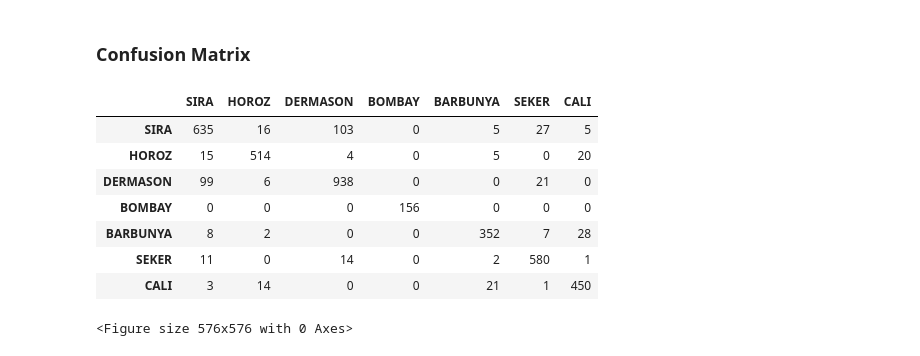
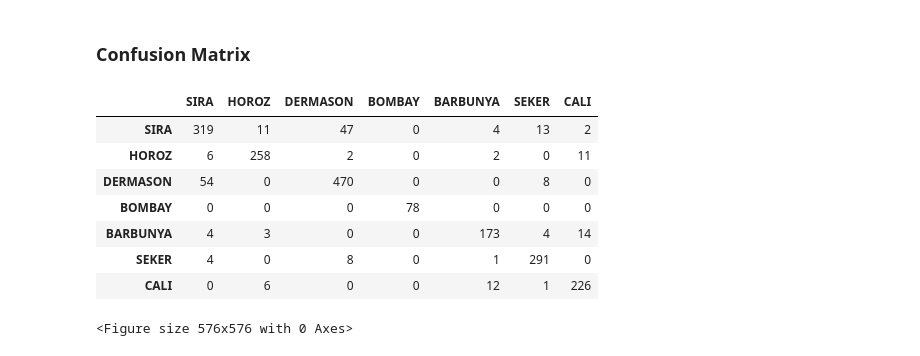
Before and after one commit to MarcinB77/dry_bean_classification, a Jupyter notebook: dry_bean_classification.ipynb, the cells around one changed output. Drawn from its saved outputs; the diff is of its cells as text; code cells hidden in the pictures.

```diff
--- a/dry_bean_classification.ipynb
+++ b/dry_bean_classification.ipynb
@@ -395,0 +413,2 @@ X_train, X_test, y_train, y_test = train_test_split(X, y, test_size=0.3, stratif
+# %%
+df['Class_Num'] = df['Class'].replace(classes_dict.values(), classes_dict.keys())
@@ -395,0 +421,2 @@ X_train, X_test, y_train, y_test = train_test_split(X, y, test_size=0.3, stratif
+# %%
+X_train, X_test_temp, y_train, y_test_temp = train_test_split(X, y, test_size=0.3, stratify=y, shuffle=True, random_state=42)
@@ -395,0 +425,2 @@ X_train, X_test, y_train, y_test = train_test_split(X, y, test_size=0.3, stratif
+# %%
+X_test, X_val, y_test, y_val = train_test_split(X_test_temp, y_test_temp, test_size=0.5, stratify=y_temp, shuffle=True, random_state=17)
@@ -396,8 +437,8 @@ X_train, X_test, y_train, y_test = train_test_split(X, y, test_size=0.3, stratif
 # %%
 %%time
-model = DecisionTreeClassifier()
-model.fit(X_train, y_train)
-y_pred = model.predict(X_test)
-print(f'Accuracy : {accuracy_score(y_pred, y_test)}')
-print(f'F1-score : {f1_score(y_pred, y_test, average="weighted")}')
+tree2 = DecisionTreeClassifier()
+tree2.fit(X_train, y_train)
+y_pred = tree2.predict(X_val)
+print(f'Accuracy : {accuracy_score(y_pred, y_val)}')
+print(f'F1-score : {f1_score(y_pred, y_val, average="weighted")}')
 # %% [output]
@@ -445,18 +486,19 @@ weighted avg       0.89      0.89      0.89      4063
 # %% [markdown]
 ### Confusion Matrix
 # %%
-conf_matrix = pd.DataFrame(confusion_matrix(y_test, y_pred, labels=y_train.unique()), columns=y_train.unique())
+conf_matrix = pd.DataFrame(confusion_matrix(y_val, y_pred, labels=y_train.unique()),
+                           columns=[classes_dict[num] for num in y_train.unique()])
 conf_matrix.index = conf_matrix.columns
 conf_matrix
 # %% [output]
 |  | SIRA | HOROZ | DERMASON | BOMBAY | BARBUNYA | SEKER | CALI |
-| SIRA | 635 | 16 | 103 | 0 | 5 | 27 | 5 |
-| HOROZ | 15 | 514 | 4 | 0 | 5 | 0 | 20 |
-| DERMASON | 99 | 6 | 938 | 0 | 0 | 21 | 0 |
-| BOMBAY | 0 | 0 | 0 | 156 | 0 | 0 | 0 |
-| BARBUNYA | 8 | 2 | 0 | 0 | 352 | 7 | 28 |
-| SEKER | 11 | 0 | 14 | 0 | 2 | 580 | 1 |
-| CALI | 3 | 14 | 0 | 0 | 21 | 1 | 450 |
+| SIRA | 319 | 11 | 47 | 0 | 4 | 13 | 2 |
+| HOROZ | 6 | 258 | 2 | 0 | 2 | 0 | 11 |
+| DERMASON | 54 | 0 | 470 | 0 | 0 | 8 | 0 |
+| BOMBAY | 0 | 0 | 0 | 78 | 0 | 0 | 0 |
+| BARBUNYA | 4 | 3 | 0 | 0 | 173 | 4 | 14 |
+| SEKER | 4 | 0 | 8 | 0 | 1 | 291 | 0 |
+| CALI | 0 | 6 | 0 | 0 | 12 | 1 | 226 |
 # %%
 plt.figure(figsize=(8,8))
 
```
Also changed, not shown: parts of 146 cells of this notebook, 1 other file.
